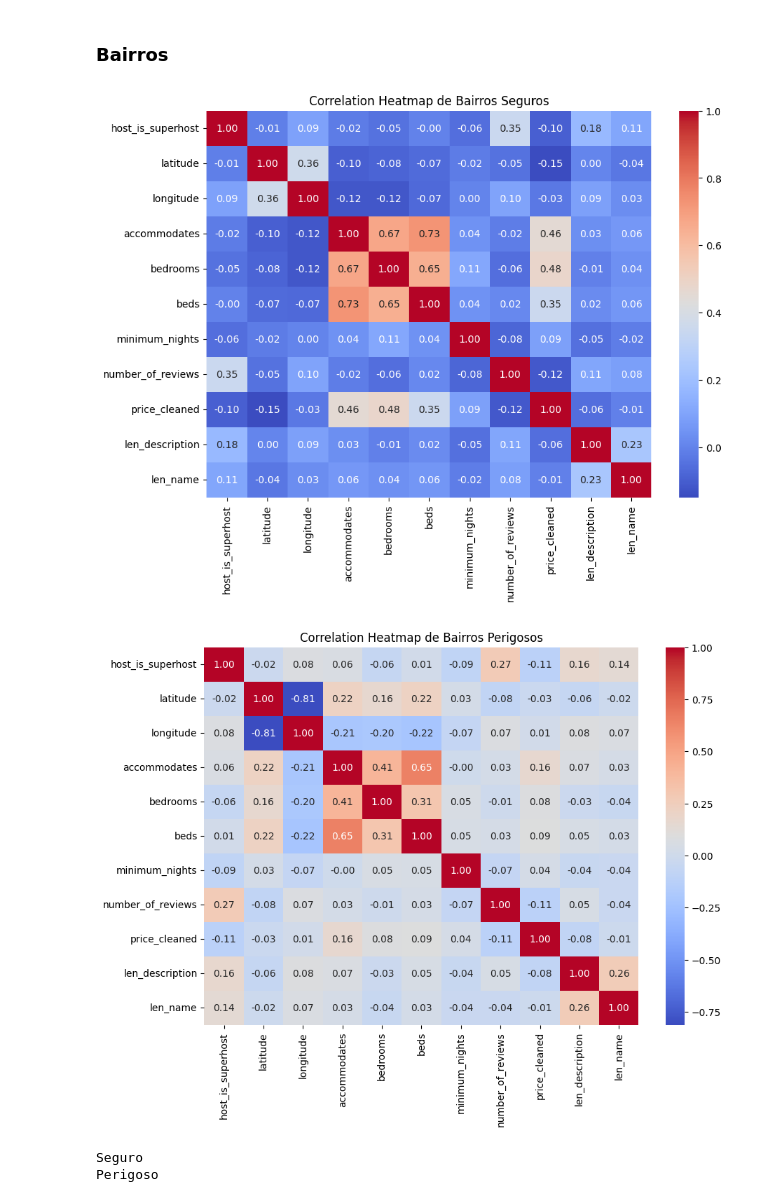
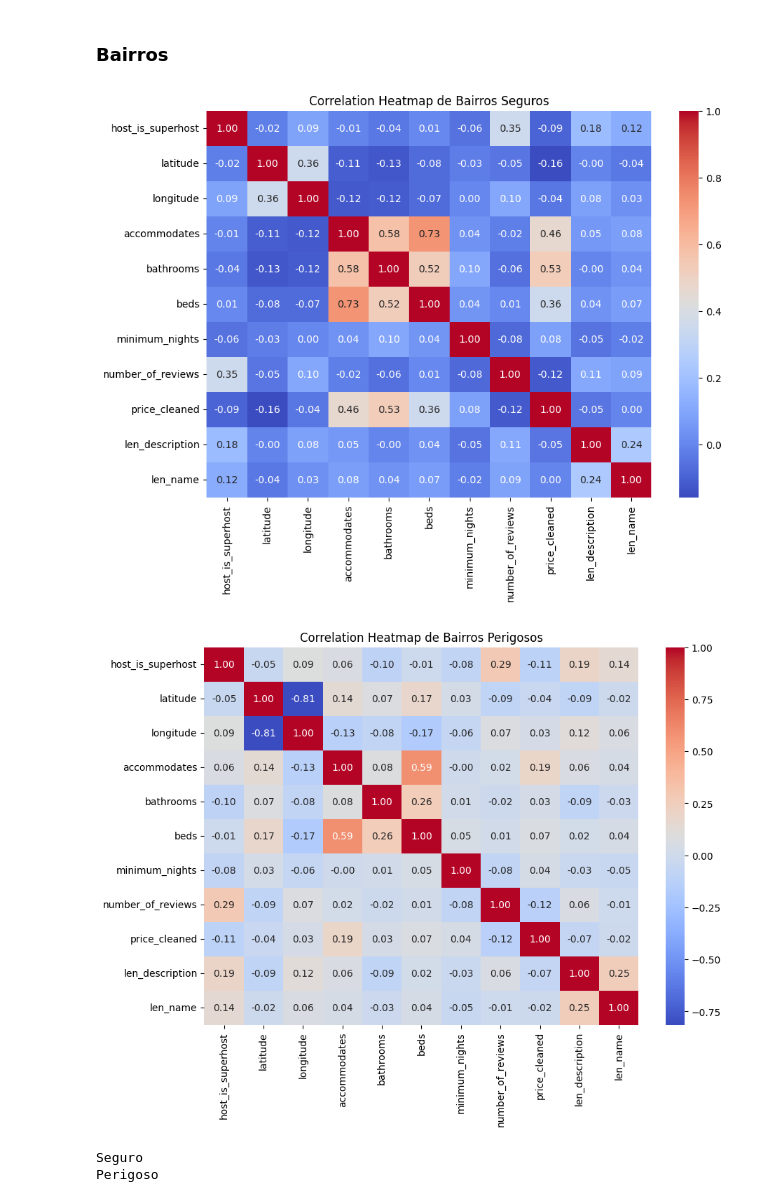
Before and after one commit to AlbertButzke/Air-BnB, a Jupyter notebook: notebooks/01_rio_de_janeiro_analysis.ipynb, the cells around one changed output. Drawn from its saved outputs; the diff is of its cells as text; code cells hidden in the pictures.

```diff
--- a/notebooks/01_rio_de_janeiro_analysis.ipynb
+++ b/notebooks/01_rio_de_janeiro_analysis.ipynb
@@ -751,0 +829,2 @@ colunas_para_modelos.remove('review_scores_rating')
+# %%
+colunas_para_modelos.remove('bedrooms')
@@ -861,5 +1200,3 @@ Podemos ver que os modelos estão performando melhor do que uma média dos preç
 ## Regressão Multinomial
 # %% [markdown]
 ### DecisionTree
-# %%
-colunas_para_modelos.remove('bathrooms')
@@ -1201,29 +1518,29 @@ dfs_por_bairro = {
 # %%
 plt.figure(figsize=(10, 7))
 corr = dfs_por_bairro[0][[
     'host_is_superhost', 'latitude', 'longitude', 'accommodates',
-    'bedrooms', 'beds', 'minimum_nights', 'number_of_reviews',
+    'bathrooms', 'beds', 'minimum_nights', 'number_of_reviews',
     'price_cleaned', 'len_description', 'len_name'
-    # 'Todo o espaço', 'Quarto privativo', 'Quarto compartilhado' , 'review_scores_rating', 'bathrooms',
+    # 'Todo o espaço', 'Quarto privativo', 'Quarto compartilhado' , 'review_scores_rating', 'bedrooms',
     ]].dropna().corr()
 
 sns.heatmap(corr, annot=True, cmap='coolwarm', fmt='.2f')
 plt.title('Correlation Heatmap de Bairros Seguros')
 plt.show()
 
 corr = dfs_por_bairro[1][[
     'host_is_superhost', 'latitude', 'longitude', 'accommodates',
-    'bedrooms', 'beds', 'minimum_nights', 'number_of_reviews',
+    'bathrooms', 'beds', 'minimum_nights', 'number_of_reviews',
     'price_cleaned', 'len_description', 'len_name'
-    # 'Todo o espaço', 'Quarto privativo', 'Quarto compartilhado', 'review_scores_rating', 'bathrooms',
+    # 'Todo o espaço', 'Quarto privativo', 'Quarto compartilhado', 'review_scores_rating', 'bedrooms',
     ]].dropna().corr()
 
 plt.figure(figsize=(10, 7))
 sns.heatmap(corr, annot=True, cmap='coolwarm', fmt='.2f')
 plt.title('Correlation Heatmap de Bairros Perigosos')
 plt.show()
 # %% [output]
-[figure, old version]
+[figure, new version]
-[figure, old version]
+[figure, new version]
 # %%
 cat_cols = ['host_is_superhost']#, 'Todo o espaço', 'Quarto privativo', 'Quarto compartilhado']
```
Also changed, not shown: parts of 73 cells of this notebook.
